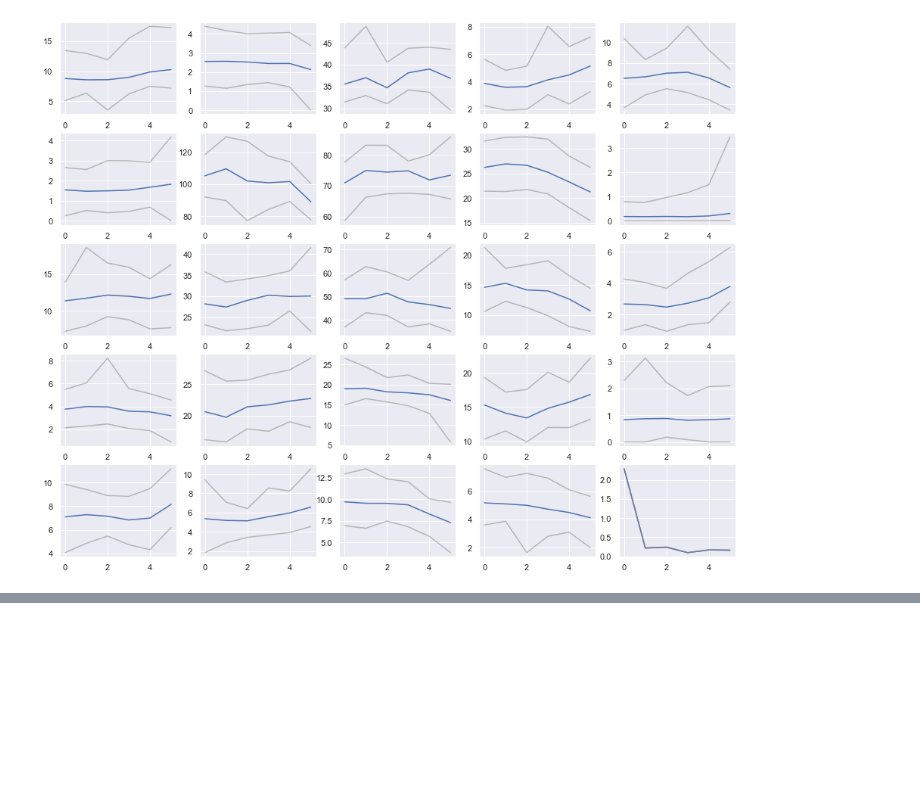
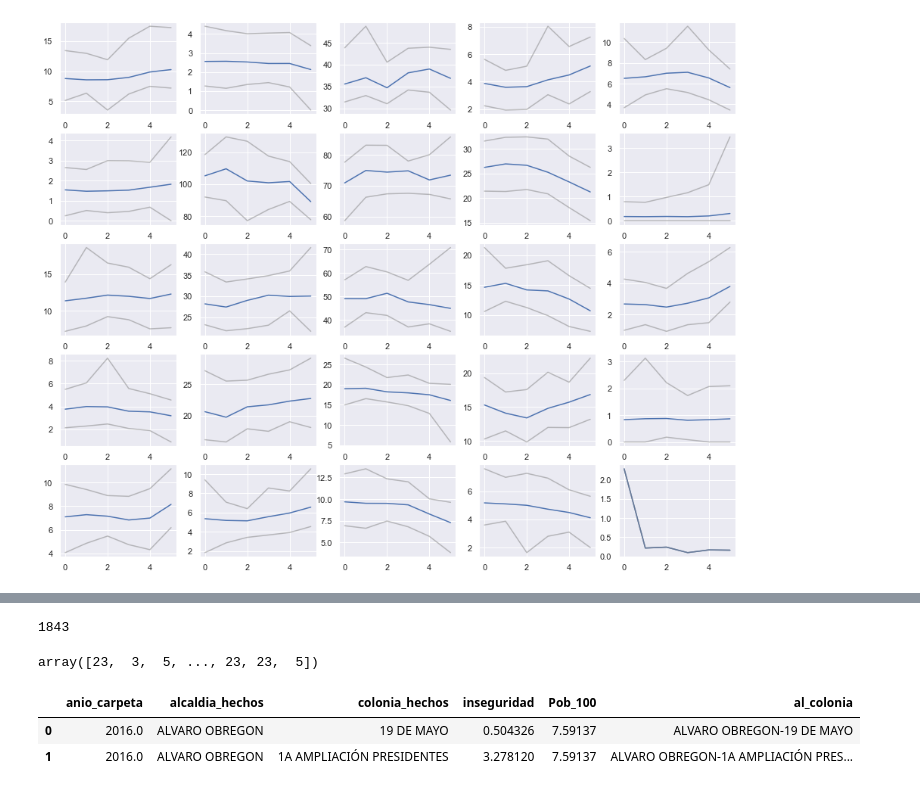
Before and after one commit to qSergio/Furious-spark, a Jupyter notebook: SeccionA/DatosAbiertosCDMX.ipynb, the cells around one changed output, grey strips where cells are left out. Saved outputs shown, nothing was run; the diff lists cells and outputs as text; code cells hidden in the pictures; blank space fills up the shorter version.

```diff
--- a/SeccionA/DatosAbiertosCDMX.ipynb
+++ b/SeccionA/DatosAbiertosCDMX.ipynb
@@ -847,0 +864,8 @@ plt.show()
+# %%
+len(cluster_indice)
+# %% [output]
+1843
+# %%
+cluster_indice
+# %% [output]
+array([23,  3,  5, ..., 23, 23,  5])
@@ -847,0 +878,6 @@ plt.show()
+# %%
+preprocess.head(2)
+# %% [output]
+|  | anio_carpeta | alcaldia_hechos | colonia_hechos | inseguridad | Pob_100 | al_colonia |
+| 0 | 2016.0 | ALVARO OBREGON | 19 DE MAYO | 0.504326 | 7.59137 | ALVARO OBREGON-19 DE MAYO |
+| 1 | 2016.0 | ALVARO OBREGON | 1A AMPLIACIÓN PRESIDENTES | 3.278120 | 7.59137 | ALVARO OBREGON-1A AMPLIACIÓN PRES... |
```
Also changed, not shown: parts of 14 cells of this notebook, 3 other files.
